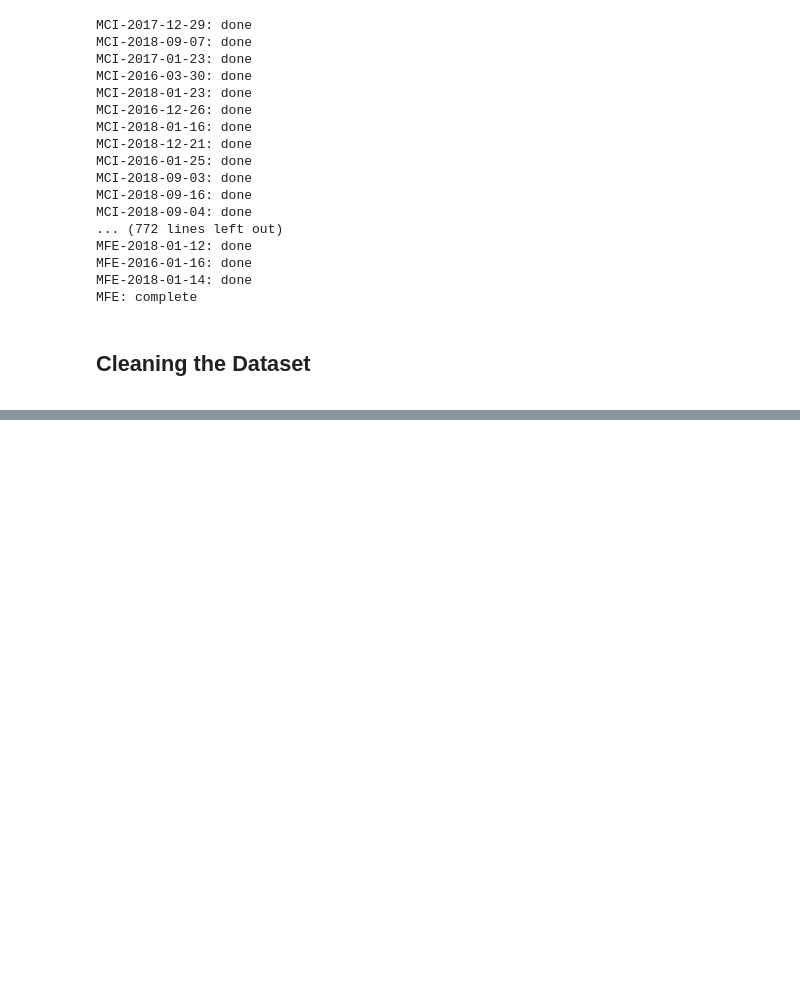
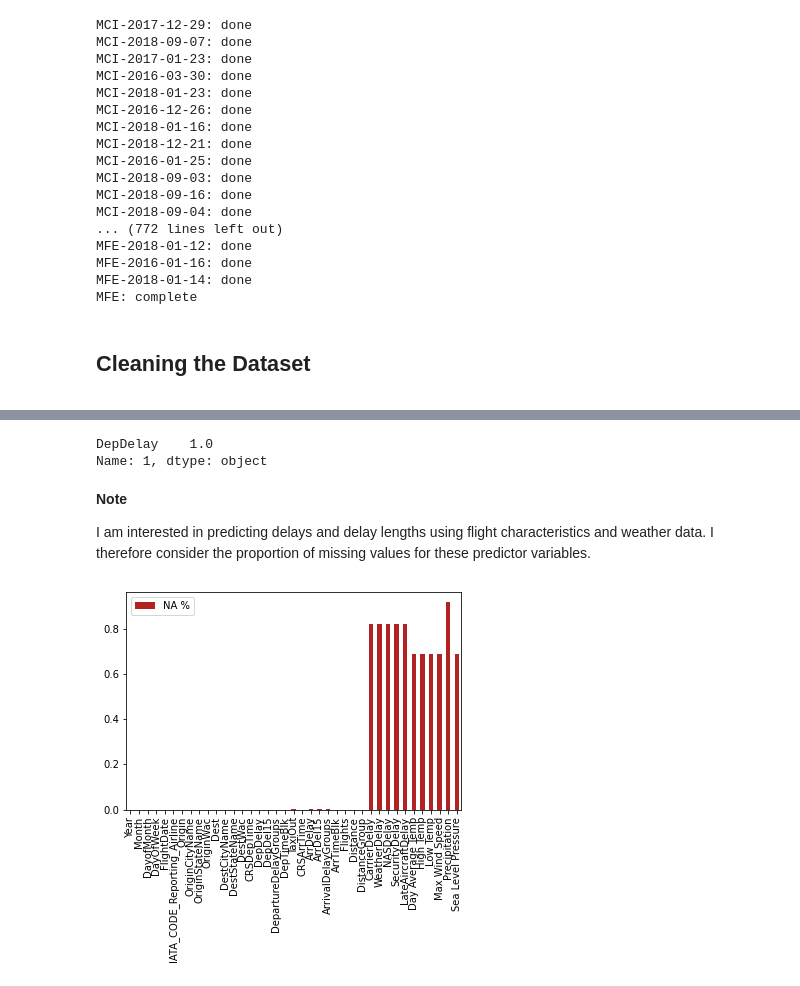
Before and after one commit to Oryder-green/FDS-project, a Jupyter notebook: Data Cleaning.ipynb, the cells around one changed output, grey strips where cells are left out. Cells and saved outputs as stored; diff of their text form; code cells hidden in the pictures; blank space fills up the shorter version.

```diff
--- a/Data Cleaning.ipynb
+++ b/Data Cleaning.ipynb
@@ -276,0 +242,5 @@ keep = ['Year', 'Month', 'DayofMonth', 'DayOfWeek', 'FlightDate', 'DOT_ID_Report
+# %%
+#download csv file from GitHub
+url = 'https://github.com/Oryder-green/FDS-project/blob/main/Merged_Data.csv?raw=true'
+df = pd.read_csv(url, index_col=0)
+df = df.reset_index(drop=False)
@@ -276,0 +288,34 @@ keep = ['Year', 'Month', 'DayofMonth', 'DayOfWeek', 'FlightDate', 'DOT_ID_Report
+# %%
+#drop observations with contradictory target values
+
+#Departure delays
+mask3 = df[(df['DepDel15'] == 1) & (df['DepDelay'] < 15)].index
+mask4 = df[(df['DepDel15'] == 0) & (df['DepDelay'] >= 15)].index
+
+df = df.drop(df.index[mask3])
+df = df.drop(df.index[mask4])
+
+#Arrival delays
+mask3 = df[(df['ArrDel15'] == 1) & (df['ArrDelay'] < 15)].index
+mask4 = df[(df['ArrDel15'] == 0) & (df['ArrDelay'] >= 15)].index
+
+df = df.drop(df.index[mask3])
+df = df.drop(df.index[mask4])
+
+#reset index
+df = df.reset_index(drop=True)
+# %%
+df.loc[1, ['DepDelay']]
+# %% [output]
+DepDelay    1.0
+Name: 1, dtype: object
+# %%
+#hard code DepDelay = 0 if DepDelay < 0 and ArrDelay = 0 if ArrDelay < 0.
+columns = ['DepDelay', 'ArrDelay']
+
+for column in columns:
+    df.loc[df[column] < 0, [column]] = 0
+# %% [markdown]
+**Note**
+
+I am interested in predicting delays and delay lengths using flight characteristics and weather data. I therefore consider the proportion of missing values for these predictor variables.
@@ -276,0 +328,17 @@ keep = ['Year', 'Month', 'DayofMonth', 'DayOfWeek', 'FlightDate', 'DOT_ID_Report
+# %%
+colnames = df.columns
+colnames
+
+na_cols = {}
+for column in colnames:
+    na_mean = df[column].isna().mean()
+    na_cols.update({column:na_mean})
+
+#create dataframe from dictionary
+na_df = pd.DataFrame.from_dict(na_cols, orient='Index', columns=['NA %'])
+
+#plot missing values
+na_df.plot(kind='bar', x='NA %', color='firebrick')
+plt.show()
+# %% [output]
+[figure, added]
```
Also changed, not shown: parts of 26 cells of this notebook, 2 other files.
